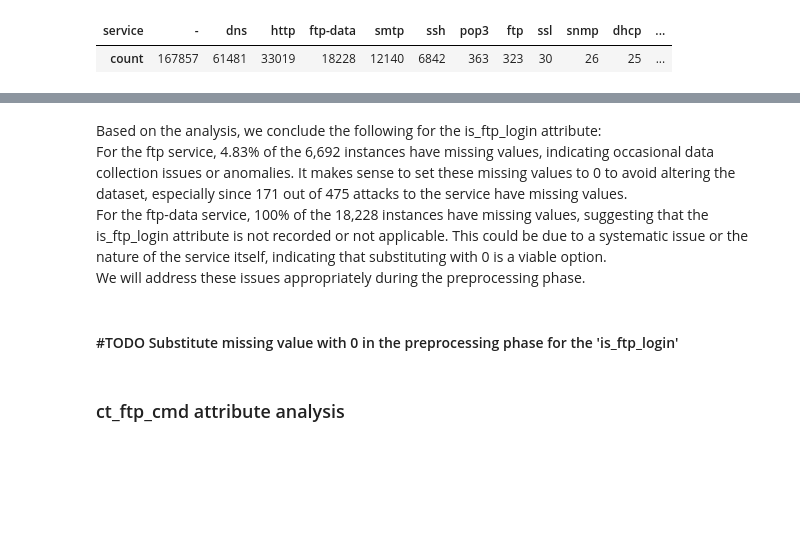
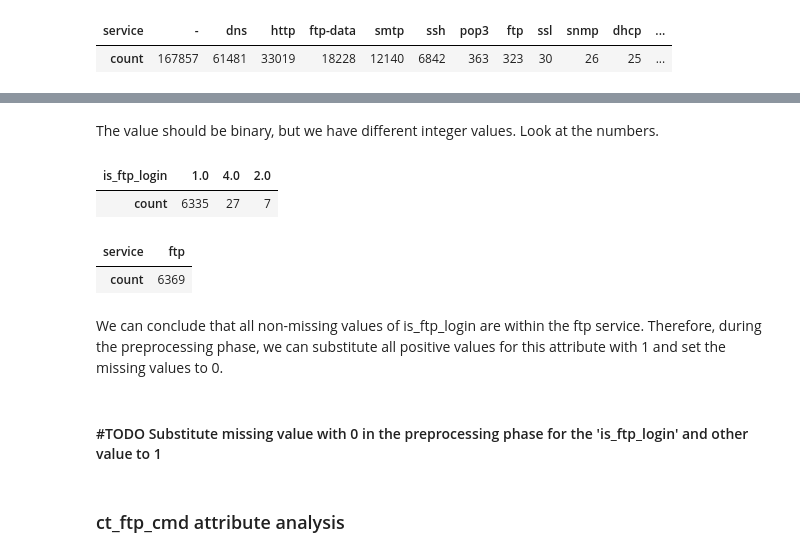
Before and after one commit to Mugna46/AI_project, a Jupyter notebook: AI.ipynb, the cells around one changed output, grey strips where cells are left out. Cells and saved outputs as stored; diff of their text form; code cells hidden in the pictures; blank space fills up the shorter version.

Commit message:
fix(notebook): enhance is_ftp_login analysis

```diff
--- a/AI.ipynb
+++ b/AI.ipynb
@@ -545,12 +495,23 @@ Number of 0s in 'is_ftp_login': 0
-# %% [markdown]
-Based on the analysis, we conclude the following for the is_ftp_login attribute: <br>
-For the ftp service, 4.83% of the 6,692 instances have missing values, indicating occasional data collection issues or anomalies. It makes sense to set these missing values to 0 to avoid altering the dataset, especially since 171 out of 475 attacks to the service have missing values.
-<br>
-For the ftp-data service, 100% of the 18,228 instances have missing values, suggesting that the is_ftp_login attribute is not recorded or not applicable. This could be due to a systematic issue or the nature of the service itself, indicating that substituting with 0 is a viable option.
-<br>
-We will address these issues appropriately during the preprocessing phase. <br> <br>
-
-#### #TODO Substitute missing value with 0 in the preprocessing phase for the 'is_ftp_login'
+# %% [markdown]
+The value should be binary, but we have different integer values. Look at the numbers.
+# %%
+is_ftp_login_df = df['is_ftp_login'].value_counts()
+is_ftp_login_df.to_frame().T
+# %% [output]
+| is_ftp_login | 1.0 | 4.0 | 2.0 |
+| count | 6335 | 27 | 7 |
+# %%
+non_missing_is_ftp_login_rows = df[df['is_ftp_login'].notnull()]
+non_missing_is_ftp_login_rows_ftp = non_missing_is_ftp_login_rows[non_missing_is_ftp_login_rows['service'] == 'ftp']
+service_count = non_missing_is_ftp_login_rows_ftp['service'].value_counts()
+service_count.to_frame().T
+# %% [output]
+| service | ftp |
+| count | 6369 |
+# %% [markdown]
+We can conclude that all non-missing values of is_ftp_login are within the ftp service. Therefore, during the preprocessing phase, we can substitute all positive values for this attribute with 1 and set the missing values to 0.
+# %% [markdown]
+#### #TODO Substitute missing value with 0 in the preprocessing phase for the 'is_ftp_login' and other value to 1
 # %% [markdown]
 ### ct_ftp_cmd attribute analysis
 # %%
```
Also changed, not shown: parts of 6 cells of this notebook, 1 other file.
